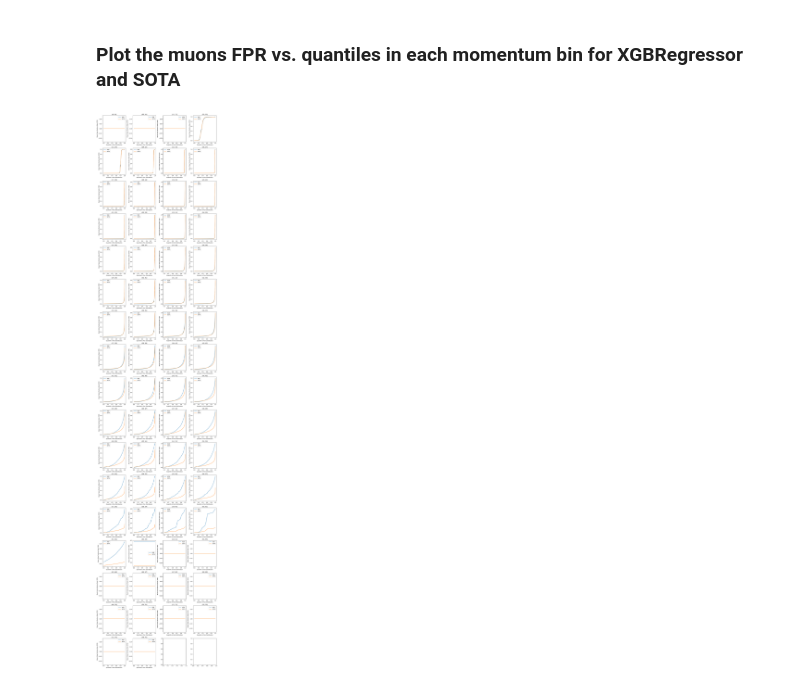
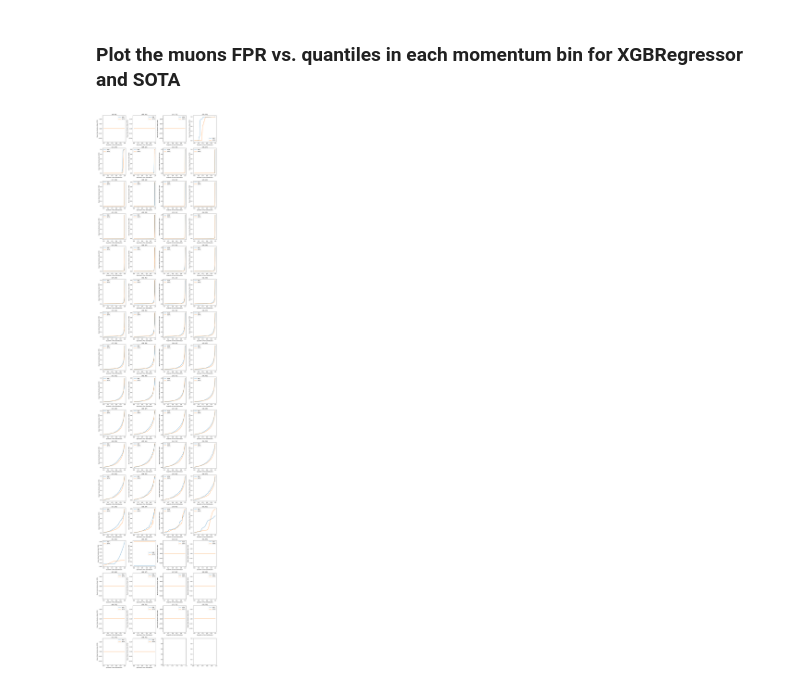
Before and after one commit to TRIUMF-MDS-Capstone2023/project, a Jupyter notebook: notebooks/WIP/xgb_resolution_analysis.ipynb, the cells around one changed output. Cells and saved outputs as stored; diff of their text form; code cells hidden in the pictures.

Commit message:
fixed error in the last plot

```diff
--- a/notebooks/WIP/xgb_resolution_analysis.ipynb
+++ b/notebooks/WIP/xgb_resolution_analysis.ipynb
@@ -52,3 +66,6 @@ XGBRegressor(base_score=None, booster=None, callbacks=None,
+# %%
+with open('../../full_data/xgb_model.pkl', 'rb') as file:
+    xgb_reg = pickle.load(file)
 # %%
 xgb_reg.score(X_test, y_test)
 # %% [output]
@@ -327,65 +346,52 @@ plt.show()
 # %% [markdown]
 ### Plot the muons FPR vs. quantiles in each momentum bin for XGBRegressor and SOTA
 # %%
-# Get unique momentum_bin values
 momentum_bins = test_result['momentum_bin'].sort_values().unique()
 
-# Calculate the number of rows and columns for subplots
 num_rows = (len(momentum_bins) + 3) // 4
 num_cols = min(len(momentum_bins), 4)
-
-# Create subplots
 fig, axes = plt.subplots(num_rows, num_cols, figsize=(15, 4 * num_rows))
 
-# Flatten the axes array if necessary
 axes = axes.flatten()
 
-# Loop over each momentum_bin
 for i, momentum_bin in enumerate(momentum_bins):
-    # Filter the dataframe for the current momentum_bin
     filtered_df = test_result[test_result['momentum_bin'] == momentum_bin]
 
-    # Filter the dataframe for 'muons' and 'pions'
     filtered_muons = filtered_df[filtered_df['class'] == 'muon']
     filtered_pions = filtered_df[filtered_df['class'] == 'pion']
 
-    # Calculate the quantiles from the Pion distribution for 'radius_pred' column
     quantiles = np.linspace(0, 1, num=400)
     decision_boundaries = filtered_pions['radius_pred'].quantile(quantiles)
+    decision_boundaries_sota = filtered_pions['ring_radius'].quantile(quantiles)
 
-    # Calculate the false positive rate (FPR) for each quantile value based on 'radius_pred' column
     fprs_pred = []
     for decision_boundary in decision_boundaries:
         filtered_below_boundary = filtered_muons[filtered_muons['radius_pred'] < decision_boundary]
         fpr_pred = filtered_below_boundary.shape[0] / filtered_muons.shape[0]
         fprs_pred.append(fpr_pred)
 
-    # Calculate the false positive rate (FPR) for each quantile value based on 'ring_radius' column
     fprs_ring = []
-    for decision_boundary in decision_boundaries:
+    for decision_boundary in decision_boundaries_sota:
         filtered_below_boundary = filtered_muons[filtered_muons['ring_radius'] < decision_boundary]
         fpr_ring = filtered_below_boundary.shape[0] / filtered_muons.shape[0]
         fprs_ring.append(fpr_ring)
 
-    # Create a dataframe to store the quantiles and FPRs for 'radius_pred' column
     data_pred = pd.DataFrame({'Quantile': quantiles, 'Muon FPR (radius_pred)': fprs_pred})
 
-    # Create a dataframe to store the quantiles and FPRs for 'ring_radius' column
     data_ring = pd.DataFrame({'Quantile': quantiles, 'Muon FPR (ring_radius)': fprs_ring})
 
-    # Create a new subplot for the current momentum_bin
     ax = axes[i]
     sns.lineplot(data=data_pred, x='Quantile', y='Muon FPR (radius_pred)', ax=ax, label='XGB')
     sns.lineplot(data=data_ring, x='Quantile', y='Muon FPR (ring_radius)', ax=ax, label='SOTA')
     ax.set_xlabel('Quantile in Pion Distribution')
     ax.set_ylabel('Muon False Positive Rate (FPR)')
     ax.set_title(f'{momentum_bin}')
     ax.legend()
 
 # Adjust the subplot layout
 plt.tight_layout()
 
 # Show the plots
 plt.show()
 # %% [output]
-[figure, old version]
+[figure, new version]
```
Also changed, not shown: parts of 13 cells of this notebook.
